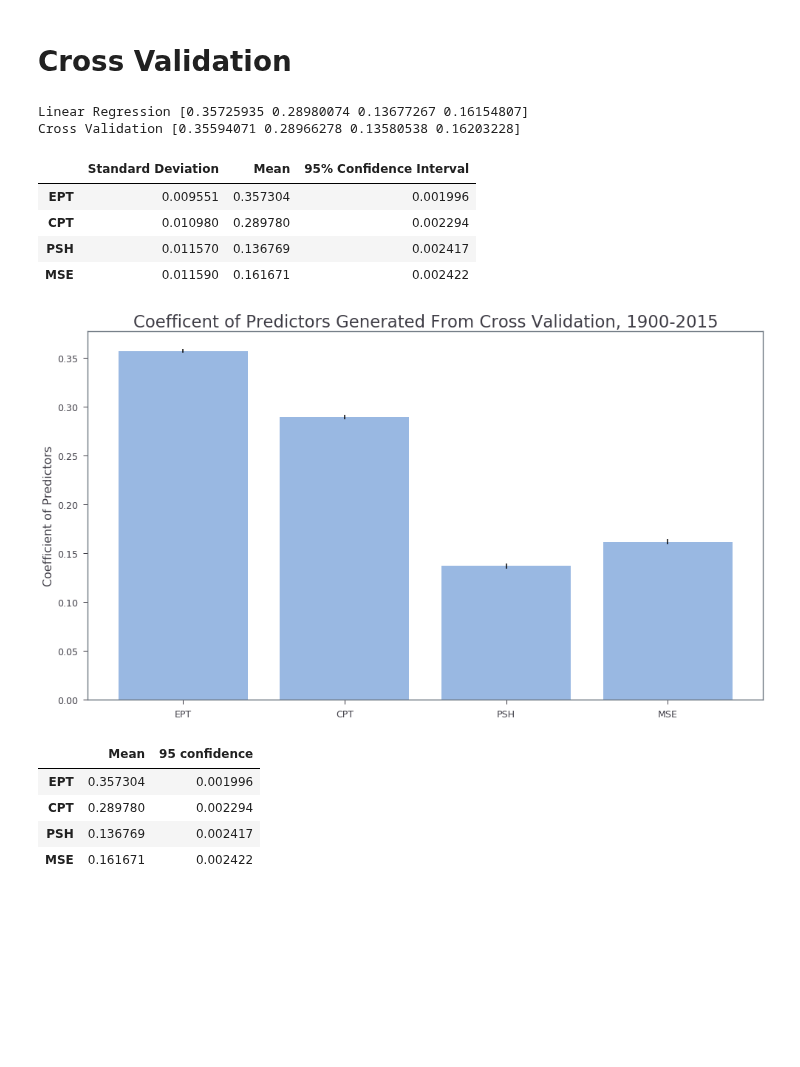
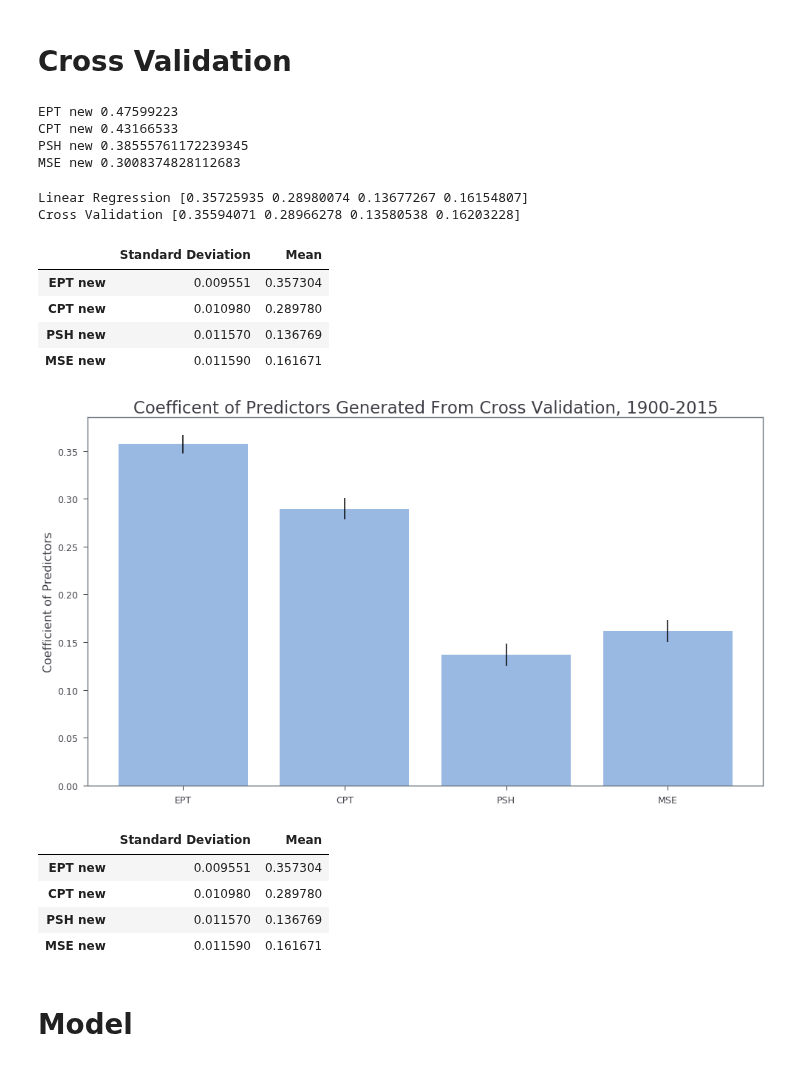
Before and after one commit to medhap02/AllIndiaRainfall, a Jupyter notebook: src/NewPredictorsCrossValidation_Random25YearsRemoved.ipynb, the cells around one changed output. Cells and saved outputs as stored; diff of their text form; code cells hidden in the pictures; blank space fills up the shorter version.

```diff
--- a/src/NewPredictorsCrossValidation_Random25YearsRemoved.ipynb
+++ b/src/NewPredictorsCrossValidation_Random25YearsRemoved.ipynb
@@ -683,5 +691,25 @@ for x in range(88):
 Xtrainarray = np.array([Xtrain])
 Xdata = Xtrainarray.reshape(-1,4)
+# %%
+EPTfit = np.array(EPTnew).reshape(-1, 1)
+CPTfit = np.array(CPTnew).reshape(-1, 1)
+PSHfit = np.array(PSHnew).reshape(-1, 1)
+MSEfit = np.array(MSEnew).reshape(-1, 1)
+
+lnregressor = LinearRegression()
+lnregressor.fit(EPTfit, Ydata)
+print("EPT new", lnregressor.coef_[0])
+lnregressor.fit(CPTfit, Ydata)
+print("CPT new", lnregressor.coef_[0])
+lnregressor.fit(PSHfit, Ydata)
+print("PSH new", lnregressor.coef_[0])
+lnregressor.fit(MSEfit, Ydata)
+print("MSE new", lnregressor.coef_[0])
+# %% [output]
+EPT new 0.47599223
+CPT new 0.43166533
+PSH new 0.38555761172239345
+MSE new 0.3008374828112683
 # %%
 #simple linear regression
 regressor = LinearRegression()
@@ -718,11 +746,6 @@ CPTregressionmean = np.mean(CPTcoef)
 PSHregressionmean = np.mean(PSHcoef)
 MSEregressionmean = np.mean(MSEcoef)
 
-EPTconfidence95 = EPTregressionstd / np.sqrt(88)*1.96
-CPTconfidence95 = CPTregressionstd / np.sqrt(88)*1.96
-PSHconfidence95 = PSHregressionstd / np.sqrt(88)*1.96
-MSEconfidence95 = MSEregressionstd / np.sqrt(88)*1.96
-
 EPTmodel = []
 CPTmodel = []
 PSHmodel = []
@@ -730,65 +753,49 @@ MSEmodel = []
 
 EPTmodel.append(EPTregressionstd)
 EPTmodel.append(EPTregressionmean)
-EPTmodel.append(EPTconfidence95)
 
 CPTmodel.append(CPTregressionstd)
 CPTmodel.append(CPTregressionmean)
-CPTmodel.append(CPTconfidence95)
 
 PSHmodel.append(PSHregressionstd)
 PSHmodel.append(PSHregressionmean)
-PSHmodel.append(PSHconfidence95)
 
 MSEmodel.append(MSEregressionstd)
 MSEmodel.append(MSEregressionmean)
-MSEmodel.append(MSEconfidence95)
-
-#sqrt of n 1.96
 
 #mean might not mean anything since data has been standardized
-pd.DataFrame.from_items([('EPT', EPTmodel), ('CPT', CPTmodel), ('PSH', PSHmodel), ('MSE', MSEmodel)], orient='index', columns=['Standard Deviation', 'Mean', '95% Confidence Interval'])
+pd.DataFrame.from_items([('EPT new', EPTmodel), ('CPT new', CPTmodel), ('PSH new', PSHmodel), ('MSE new', MSEmodel)], orient='index', columns=['Standard Deviation', 'Mean'])
 # %% [output]
-|  | Standard Deviation | Mean | 95% Confidence Interval |
-| EPT | 0.009551 | 0.357304 | 0.001996 |
-| CPT | 0.010980 | 0.289780 | 0.002294 |
-| PSH | 0.011570 | 0.136769 | 0.002417 |
-| MSE | 0.011590 | 0.161671 | 0.002422 |
+|  | Standard Deviation | Mean |
+| EPT new | 0.009551 | 0.357304 |
+| CPT new | 0.010980 | 0.289780 |
+| PSH new | 0.011570 | 0.136769 |
+| MSE new | 0.011590 | 0.161671 |
 # %%
-temp1 = []
-temp2 = []
-temp3 = []
-temp4 = []
-
-for x in range (2):
-    temp1.append(EPTmodel[x+1])
-    temp2.append(CPTmodel[x+1])
-    temp3.append(PSHmodel[x+1])
-    temp4.append(MSEmodel[x+1])
-pd.DataFrame.from_items([('EPT', temp1), ('CPT', temp2), ('PSH',temp3), ('MSE', temp4)], orient='index', columns=['Mean', '95 confidence'])
-
 predictors = ['EPT', 'CPT', 'PSH', 'MSE']
 x_pos = np.arange(len(predictors))
 CTEs = [EPTregressionmean, CPTregressionmean, PSHregressionmean, MSEregressionmean]
-error = [EPTconfidence95, CPTconfidence95, PSHconfidence95, MSEconfidence95]
+error = [EPTregressionstd, CPTregressionstd, PSHregressionstd, MSEregressionstd]
 
 
 fig, ax = plt.subplots(figsize=(14,8))
 ax.bar(x_pos, CTEs, yerr=error, align='center', alpha=0.5, ecolor='black', capsize=10)
 ax.set_ylabel('Coefficient of Predictors', fontsize = 'large')
 ax.set_xticks(x_pos)
 ax.set_xticklabels(predictors)
 ax.set_title('Coefficent of Predictors Generated From Cross Validation, 1900-2015',fontsize = 'xx-large')
 
 # Save the figure and show
 plt.tight_layout()
 #plt.savefig('bar_plot_with_error_bars.png')
 plt.show()
-pd.DataFrame.from_items([('EPT', temp1), ('CPT', temp2), ('PSH',temp3), ('MSE', temp4)], orient='index', columns=['Mean', '95 confidence'])
+pd.DataFrame.from_items([('EPT new', EPTmodel), ('CPT new', CPTmodel), ('PSH new', PSHmodel), ('MSE new', MSEmodel)], orient='index', columns=['Standard Deviation', 'Mean'])
 # %% [output]
-[figure, old version]
+[figure, new version]
-|  | Mean | 95 confidence |
-| EPT | 0.357304 | 0.001996 |
-| CPT | 0.289780 | 0.002294 |
-| PSH | 0.136769 | 0.002417 |
-| MSE | 0.161671 | 0.002422 |
+|  | Standard Deviation | Mean |
+| EPT new | 0.009551 | 0.357304 |
+| CPT new | 0.010980 | 0.289780 |
+| PSH new | 0.011570 | 0.136769 |
+| MSE new | 0.011590 | 0.161671 |
+# %% [markdown]
+# Model
```
Also changed, not shown: parts of 17 cells of this notebook.
